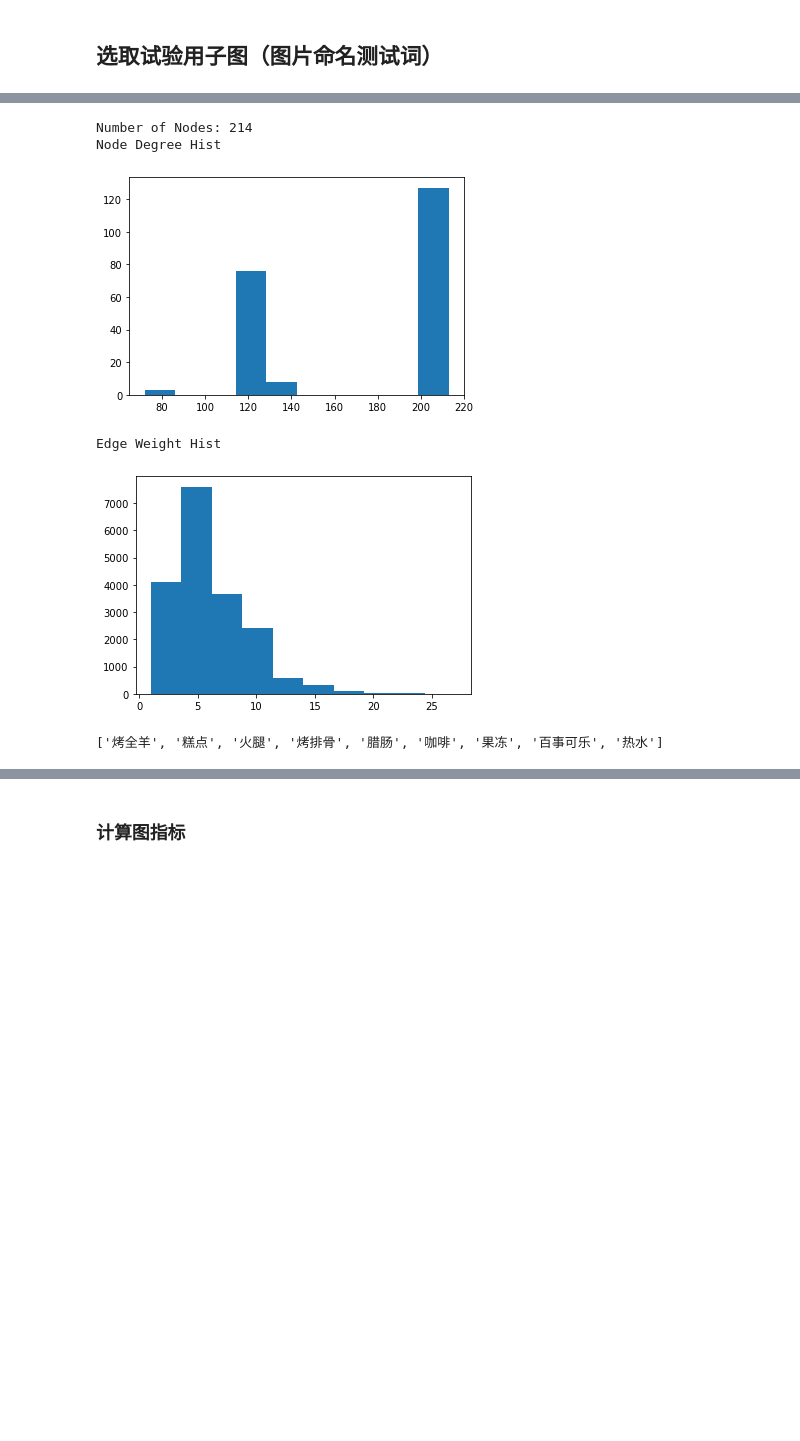
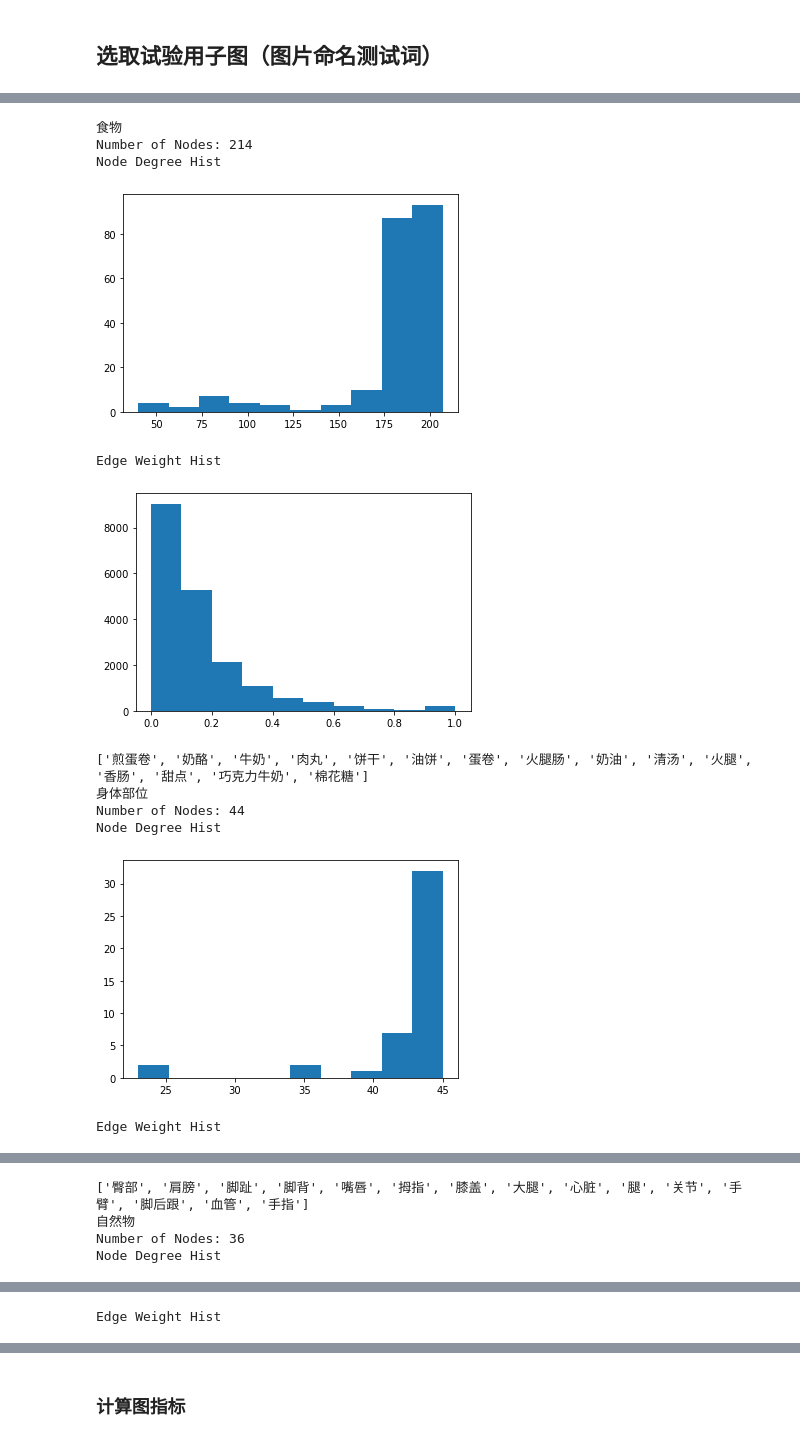
Before and after one commit to JoseZhangSH/SemanticNetwork_DataAnalysis, a Jupyter notebook: data/Data Processing.ipynb, the cells around one changed output, grey strips where cells are left out. Cells and saved outputs as stored; diff of their text form; code cells hidden in the pictures; blank space fills up the shorter version.

Commit message:
Update: graph data filtered by edge weight
Update: graph data filtered by edge weight

```diff
--- a/data/Data Processing.ipynb
+++ b/data/Data Processing.ipynb
@@ -365,11 +375,16 @@ def ClusterFilter(G,nodeAttribute, nodeValue, edgeAttribute, edgeValue, writeFil
 
 
 # 将子图内的节点按重要性排序，以logspace采样出指定数量的节点
-def NodeSampling(G,num_of_sample):
-    pr = nx.pagerank(G, alpha=0.9)
+def NodeSampling(G,num_of_sample, mode):
+    pr = nx.pagerank(G, alpha=0.85,weight='weight')
     words = list(dict(sorted(pr.items(), key=lambda item: item[1], reverse=True)))
-    # np.logspace(start, end, num_of_samples, endpoint=True, base=10.0)
-    index_list = np.logspace(0, math.log(len(words),10), num_of_sample, endpoint=True)
-    index_list = set([int(x) for x in index_list])
-    words = [words[i] for i in index_list]
+
+    if mode == 'log':
+        # np.logspace(start, end, num_of_samples, endpoint=True, base=10.0)
+        index_list = np.logspace(0, math.log(len(words),10), num_of_sample, endpoint=True)
+        index_list = set([int(x) for x in index_list])
+        words = [words[i] for i in index_list]
+    elif mode == 'top':
+        words = words[0:num_of_sample]
+
     return words
@@ -376,10 +395,20 @@ def NodeSampling(G,num_of_sample):
 # %%
-view = ClusterFilter(G_ConceptNetwork,'maincategory','食物','weight',0,False,'G6')
-NodeSampling(view,10)
+maincategorys = {'交通工具', '人造物', '动物', '植物', '自然物', '身体部位', '食物'}
+for i in maincategorys:
+    print(i)
+    view = ClusterFilter(G_ConceptNetwork,'maincategory',i,'weight',0,False,'G6')
+    cue_words = NodeSampling(view,15,'top')
+    print(cue_words)
 # %% [output]
+食物
 Number of Nodes: 214
 Node Degree Hist
-[figure, old version]
+[figure, new version]
 Edge Weight Hist
-[figure, old version]
+[figure, new version]
-['烤全羊', '糕点', '火腿', '烤排骨', '腊肠', '咖啡', '果冻', '百事可乐', '热水']
+['煎蛋卷', '奶酪', '牛奶', '肉丸', '饼干', '油饼', '蛋卷', '火腿肠', '奶油', '清汤', '火腿', '香肠', '甜点', '巧克力牛奶', '棉花糖']
+身体部位
+Number of Nodes: 44
+Node Degree Hist
+[figure, added]
+Edge Weight Hist
@@ -385,0 +416,4 @@ Edge Weight Hist
+['臀部', '肩膀', '脚趾', '脚背', '嘴唇', '拇指', '膝盖', '大腿', '心脏', '腿', '关节', '手臂', '脚后跟', '血管', '手指']
+自然物
+Number of Nodes: 36
+Node Degree Hist
@@ -385,0 +421 @@ Edge Weight Hist
+Edge Weight Hist
```
Also changed, not shown: parts of 7 cells of this notebook, 2 other files.
